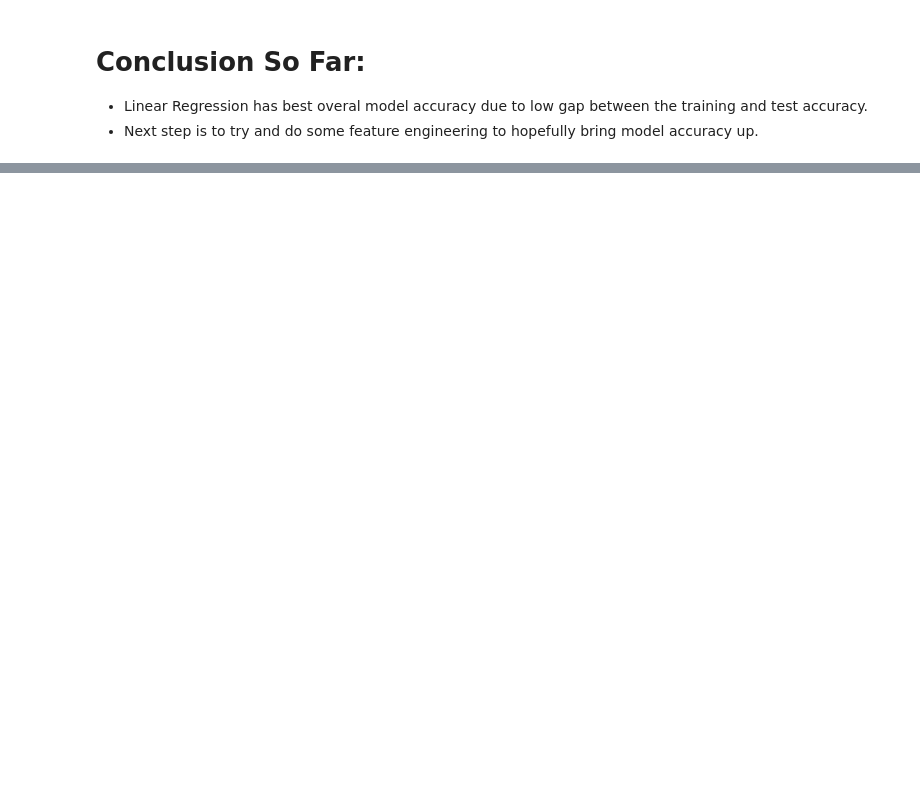
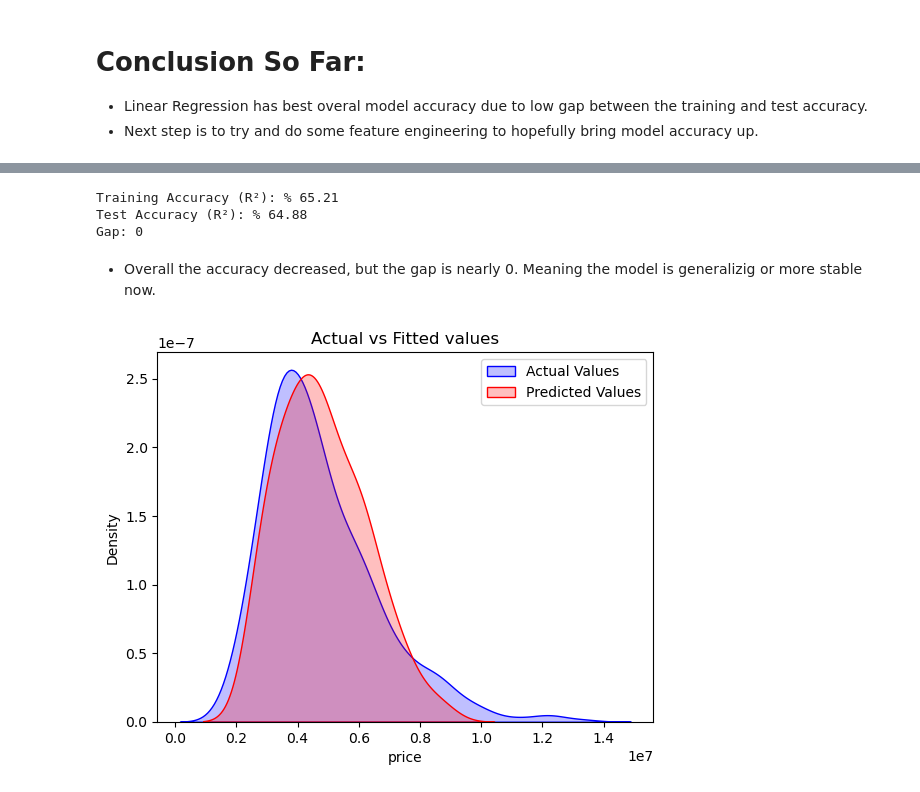
Before and after one commit to jtran217/Machine_Learning_Application_Learning, a Jupyter notebook: housing_dataset_practice/main.ipynb, the cells around one changed output, grey strips where cells are left out. Saved outputs shown, nothing was run; the diff lists cells and outputs as text; code cells hidden in the pictures; blank space fills up the shorter version.

```diff
--- a/housing_dataset_practice/main.ipynb
+++ b/housing_dataset_practice/main.ipynb
@@ -328,0 +323,4 @@ Gap: 43
+# %%
+ds["total_rooms"] = ds["bedrooms"] + ds['bathrooms']
+ds = ds.drop(columns=["bedrooms","bathrooms"])
+print(ds)
@@ -328,0 +345,33 @@ Gap: 43
+# %%
+# Redo split
+
+x = ds.iloc[:,1:]
+y = ds.iloc[:,0]
+x_train,x_test,y_train,y_test = train_test_split(x,y,train_size=0.8,random_state=42)
+
+linearRegressionModel.fit(x_train,y_train)
+
+acc_log_train = round(linearRegressionModel.score(x_train, y_train) * 100, 2)
+acc_log_test = round(linearRegressionModel.score(x_test, y_test) * 100, 2)
+gap = round(acc_log_train - acc_log_test)
+print("Training Accuracy (R²): % {}".format(acc_log_train))
+print("Test Accuracy (R²): % {}".format(acc_log_test))
+print("Gap: {}".format(gap))
+# %% [output]
+Training Accuracy (R²): % 65.21
+Test Accuracy (R²): % 64.88
+Gap: 0
+# %% [markdown]
+- Overall the accuracy decreased, but the gap is nearly 0. Meaning the model is generalizig or more stable now.
+# %%
+from sklearn.metrics import r2_score
+y_pred = linearRegressionModel.predict(x_test)
+r2_score(y_test,y_pred)
+plt.figure()
+sns.kdeplot(y, color='blue', fill=True, label='Actual Values')
+sns.kdeplot(y_pred, color='red', fill=True, label='Predicted Values')
+plt.legend()
+plt.title('Actual vs Fitted values')
+plt.show()
+# %% [output]
+[figure, added]
```
Also changed, not shown: parts of 11 cells of this notebook.
